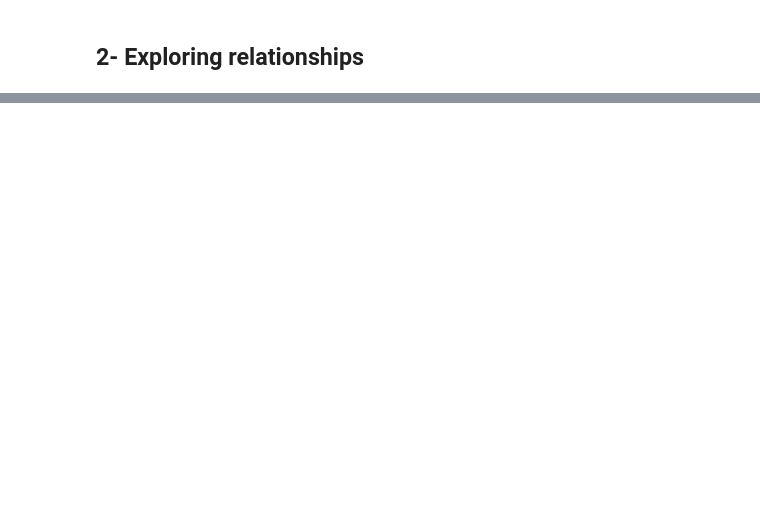
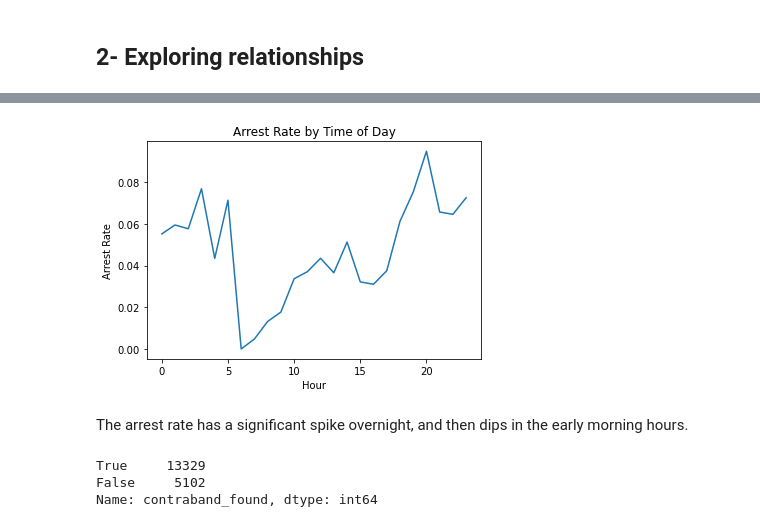
Before and after one commit to voidSoull/USA_trafic_stops_in_Hartford_State, a Jupyter notebook: trafic_stops.ipynb, the cells around one changed output, grey strips where cells are left out. Drawn from its saved outputs; the diff is of its cells as text; code cells hidden in the pictures; blank space fills up the shorter version.

```diff
--- a/trafic_stops.ipynb
+++ b/trafic_stops.ipynb
@@ -139,0 +210,3 @@ Name: outcome, dtype: int64
+# %%
+hf['cell_phone'] = hf.reason_for_stop.str.contains('Cell Phone', na=False)
+hf.cell_phone.sum()
@@ -139,0 +230,9 @@ Name: outcome, dtype: int64
+# %%
+# Calculating the overall arrest rate
+print(hf.arrest_made.mean())
+
+# Calculating the hourly arrest rate
+print(hf.groupby(hf.index.hour).arrest_made.mean())
+
+# Saving the hourly arrest rate to visualise it
+hourly_arrest_rate = hf.groupby(hf.index.hour).arrest_made.mean()
@@ -139,0 +257,21 @@ Name: outcome, dtype: int64
+# %%
+# Creating a line plot of 'hourly_arrest_rate'
+hourly_arrest_rate.plot()
+
+# Adding the xlabel, ylabel, and title
+plt.xlabel('Hour')
+plt.ylabel('Arrest Rate')
+plt.title('Arrest Rate by Time of Day')
+
+# Displaying the plot
+plt.show()
+# %% [output]
+[figure, added]
+# %% [markdown]
+The arrest rate has a significant spike overnight, and then dips in the early morning hours.
+# %%
+hf.contraband_found.value_counts()
+# %% [output]
+True     13329
+False     5102
+Name: contraband_found, dtype: int64
```
Also changed, not shown: parts of 14 cells of this notebook.
